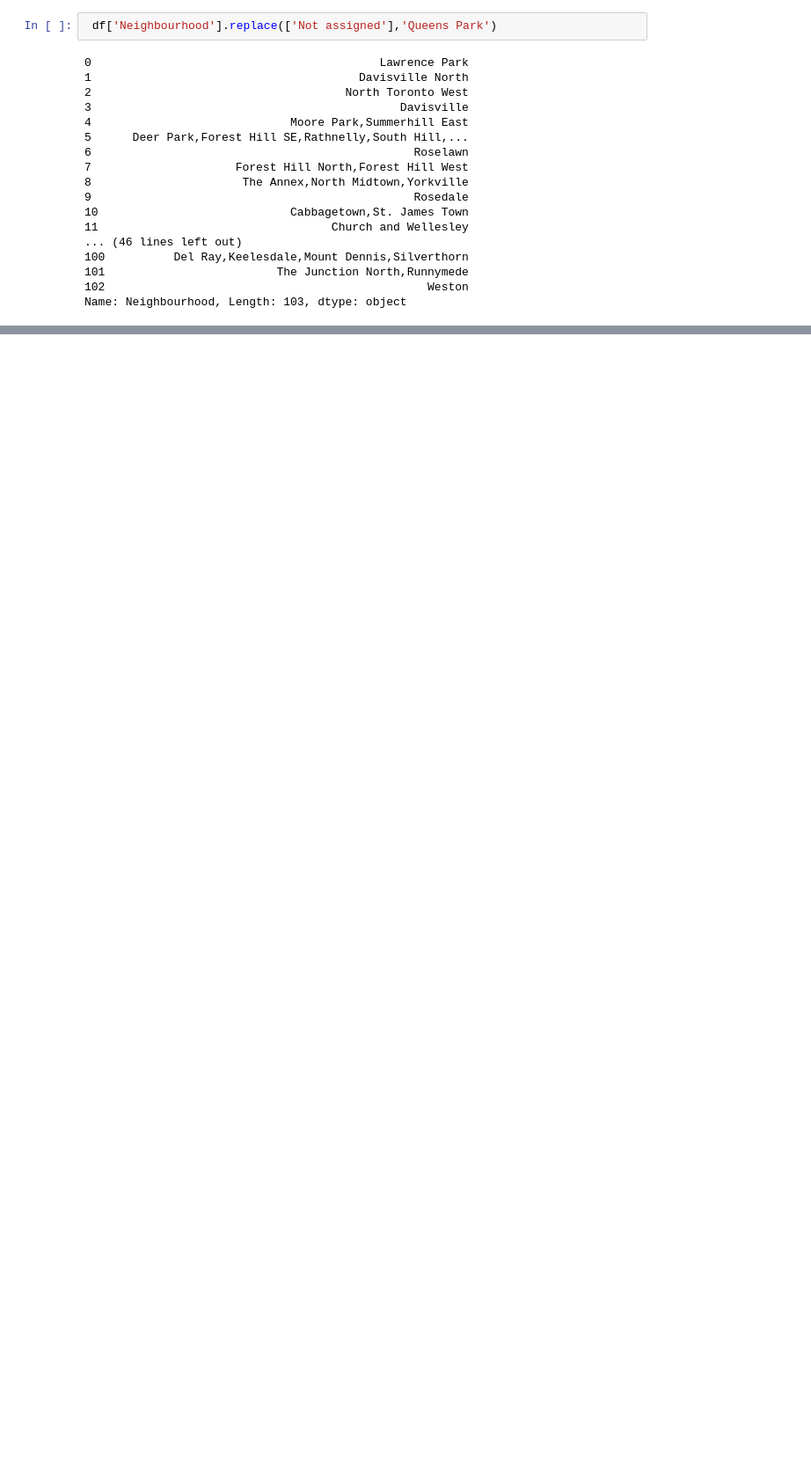
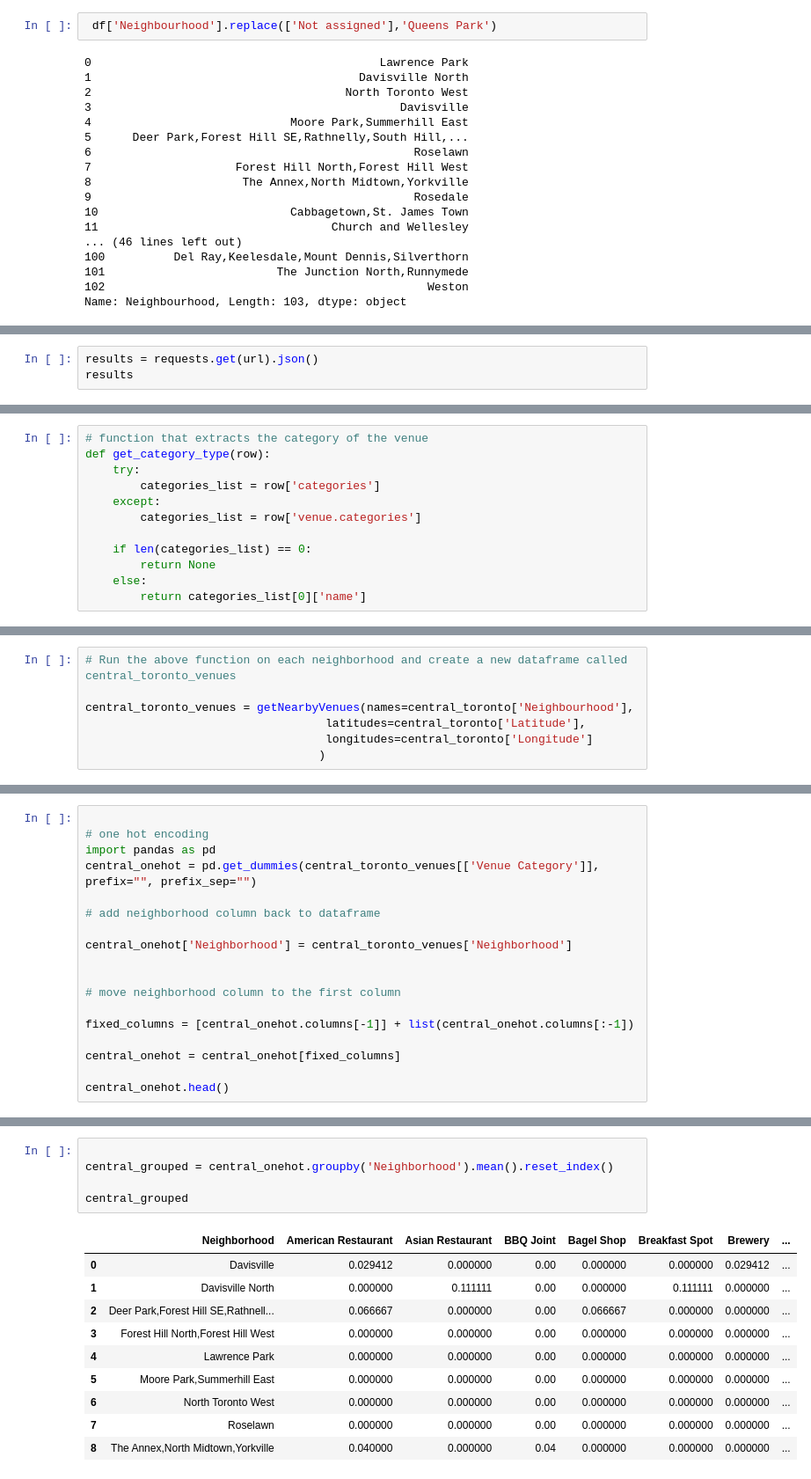
Before and after one commit to watex95/Coursera_Capstone-, a Jupyter notebook: capstone project notem.ipynb, the cells around one changed output, grey strips where cells are left out. Shown: that part at 88% size. Saved outputs shown, nothing was run; the diff lists cells and outputs as text; blank space fills up the shorter version.

```diff
--- a/capstone project notem.ipynb
+++ b/capstone project notem.ipynb
@@ -112,0 +338,3 @@ df.shape
+# %%
+results = requests.get(url).json()
+results
@@ -112,0 +359,12 @@ df.shape
+# %%
+# function that extracts the category of the venue
+def get_category_type(row):
+    try:
+        categories_list = row['categories']
+    except:
+        categories_list = row['venue.categories']
+
+    if len(categories_list) == 0:
+        return None
+    else:
+        return categories_list[0]['name']
@@ -112,0 +442,7 @@ df.shape
+# %%
+# Run the above function on each neighborhood and create a new dataframe called central_toronto_venues
+
+central_toronto_venues = getNearbyVenues(names=central_toronto['Neighbourhood'],
+                                   latitudes=central_toronto['Latitude'],
+                                   longitudes=central_toronto['Longitude']
+                                  )
@@ -112,0 +494,18 @@ df.shape
+# %%
+
+# one hot encoding
+import pandas as pd
+central_onehot = pd.get_dummies(central_toronto_venues[['Venue Category']], prefix="", prefix_sep="")
+
+# add neighborhood column back to dataframe
+
+central_onehot['Neighborhood'] = central_toronto_venues['Neighborhood']
+
+
+# move neighborhood column to the first column
+
+fixed_columns = [central_onehot.columns[-1]] + list(central_onehot.columns[:-1])
+
+central_onehot = central_onehot[fixed_columns]
+
+central_onehot.head()
@@ -112,0 +527,16 @@ df.shape
+# %%
+
+central_grouped = central_onehot.groupby('Neighborhood').mean().reset_index()
+
+central_grouped
+# %% [output]
+|  | Neighborhood | American Restaurant | Asian Restaurant | BBQ Joint | Bagel Shop | Breakfast Spot | Brewery | ... |
+| 0 | Davisville | 0.029412 | 0.000000 | 0.00 | 0.000000 | 0.000000 | 0.029412 | ... |
+| 1 | Davisville North | 0.000000 | 0.111111 | 0.00 | 0.000000 | 0.111111 | 0.000000 | ... |
+| 2 | Deer Park,Forest Hill SE,Rathnell... | 0.066667 | 0.000000 | 0.00 | 0.066667 | 0.000000 | 0.000000 | ... |
+| 3 | Forest Hill North,Forest Hill West | 0.000000 | 0.000000 | 0.00 | 0.000000 | 0.000000 | 0.000000 | ... |
+| 4 | Lawrence Park | 0.000000 | 0.000000 | 0.00 | 0.000000 | 0.000000 | 0.000000 | ... |
+| 5 | Moore Park,Summerhill East | 0.000000 | 0.000000 | 0.00 | 0.000000 | 0.000000 | 0.000000 | ... |
+| 6 | North Toronto West | 0.000000 | 0.000000 | 0.00 | 0.000000 | 0.000000 | 0.000000 | ... |
+| 7 | Roselawn | 0.000000 | 0.000000 | 0.00 | 0.000000 | 0.000000 | 0.000000 | ... |
+| 8 | The Annex,North Midtown,Yorkville | 0.040000 | 0.000000 | 0.04 | 0.000000 | 0.000000 | 0.000000 | ... |
```
Also changed, not shown: parts of 68 cells of this notebook.
